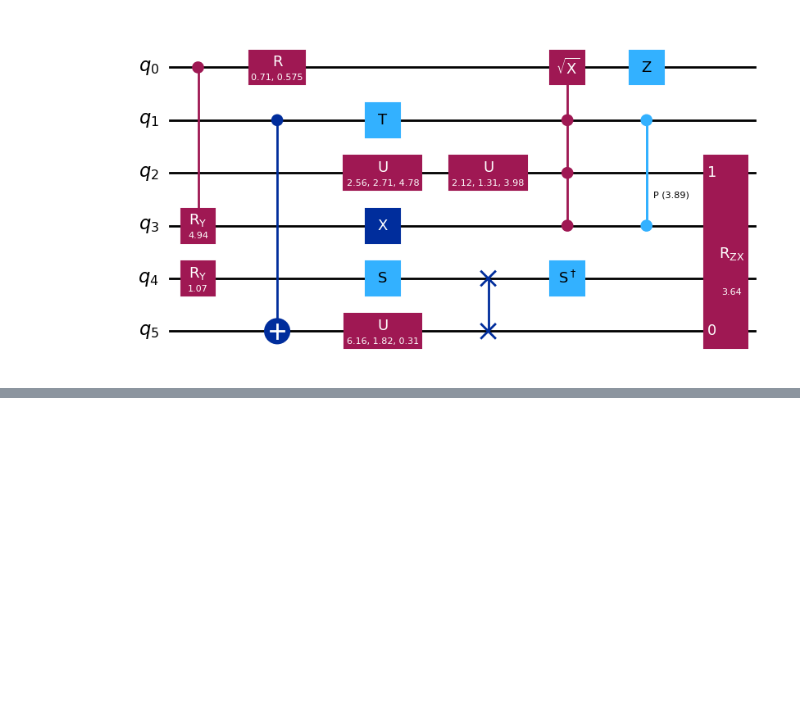
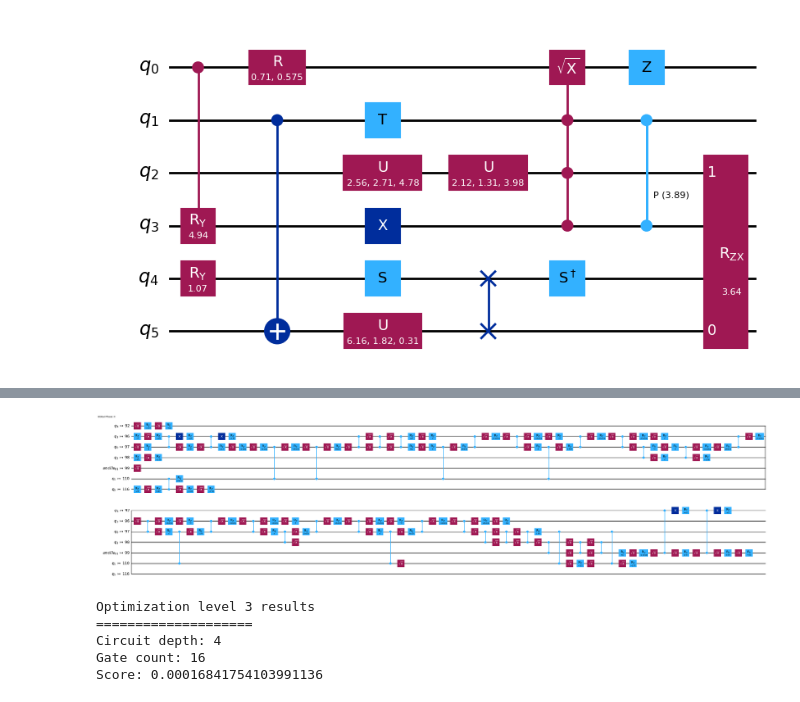
Before and after one commit to sagars2004/2024-IBM-Quantum-Challenge, a Jupyter notebook: ibm-quantum-challenge-2024-lab2.ipynb, the cells around one changed output, grey strips where cells are left out. Saved outputs shown, nothing was run; the diff lists cells and outputs as text; code cells hidden in the pictures; blank space fills up the shorter version.

```diff
--- a/ibm-quantum-challenge-2024-lab2.ipynb
+++ b/ibm-quantum-challenge-2024-lab2.ipynb
@@ -127,0 +253,24 @@ qc.draw('mpl')
+# %%
+# Opt level 3- high optimization, opt level 2 + heuristic optimized on layout/routing further with greater effort/trials
+pm_level3 = generate_preset_pass_manager(backend=backend, optimization_level=3, seed_transpiler=seed)
+# %%
+tr_lv3 = pm_level3.run(qc)
+tr_lv3.draw('mpl', idle_wires=False, fold=60)
+# %% [output]
+[figure, added]
+# %%
+circuit_depths['opt_lv_3'] = qc.depth()
+gate_counts['opt_lv_3'] = sum(qc.count_ops().values())
+scores['opt_lv_3'] = scoring(qc, backend)
+
+print("Optimization level 3 results")
+print("====================")
+print("Circuit depth:", circuit_depths['opt_lv_3'])
+print("Gate count:", gate_counts['opt_lv_3'])
+print("Score:", scores['opt_lv_3'])
+# %% [output]
+Optimization level 3 results
+====================
+Circuit depth: 4
+Gate count: 16
+Score: 0.00016841754103991136
```
Also changed, not shown: parts of 11 cells of this notebook.
